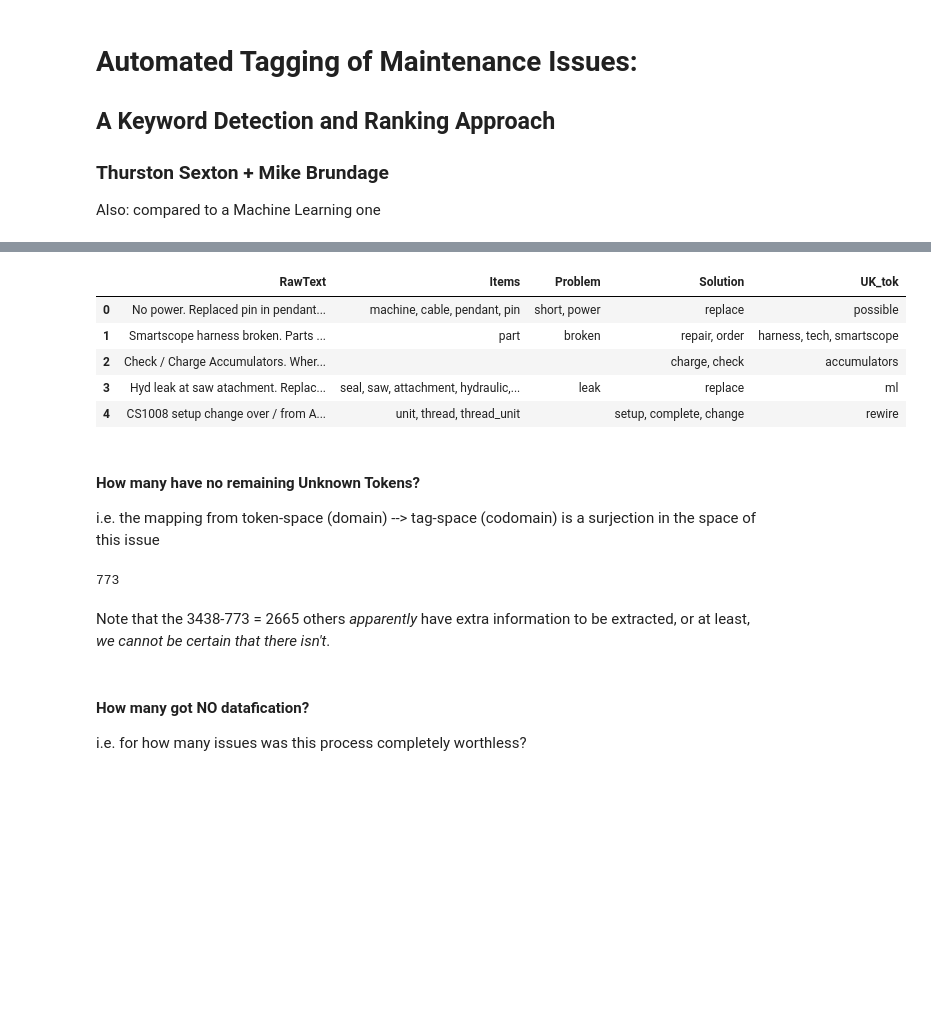
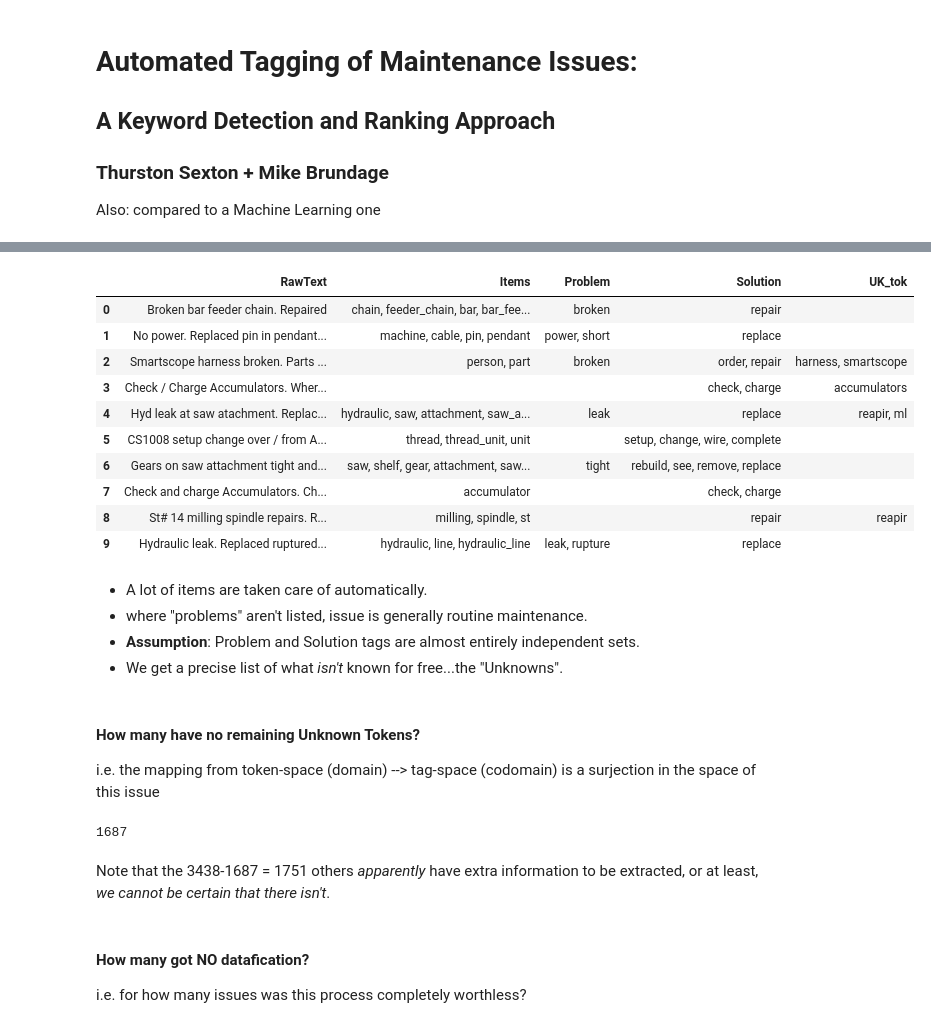
Before and after one commit to usnistgov/nestor-tmp2, a Jupyter notebook: DictTags.ipynb, the cells around one changed output, grey strips where cells are left out. Saved outputs shown, nothing was run; the diff lists cells and outputs as text; code cells hidden in the pictures; blank space fills up the shorter version.

Commit message:
Staging to prepare for keyword-extraction overhaul

```diff
--- a/DictTags.ipynb
+++ b/DictTags.ipynb
@@ -110,41 +139,52 @@ def tag_corpus(corpus, thes):
             (doc.to_terms_list(ngrams=(1,2,3),
                                normalize=u'lemma',
                                named_entities=False,
-#                                filter_stops=True,  # Nope! Not needed :)
+                               filter_stops=True,  # Nope! Not needed :)
                                filter_punct=True,
                                as_strings=True)
                 for doc in corpus),
             weighting='tfidf',
             normalize=False,
             smooth_idf=False,
             min_df=2, max_df=0.95)  # each token in >2 docs, <95% of docs
     # iterate over all issues
-    for  doc_n, doc in tqdm_notebook(enumerate(corpus)):
+    for  doc_n, doc in enumerate(tqdm_notebook(corpus,
+                                               desc='tag extract loop', leave=False)):
         tokens = get_norm_tokens(doc_n, doc_term_matrix, id2term)
         tags, unknown = doc_to_tags(tokens, thes)
         UK += [', '.join(unknown)]
         RT += [doc.text]
         I += [', '.join(tags['I'])]
         S += [', '.join(tags['S'])]
         P += [', '.join(tags['P'])]
     # get back a tagged DF
     return pd.DataFrame(data={
         'RawText': RT,
         'Items': I,
         'Problem': P,
         'Solution': S,
         'UK_tok': UK  # unknown
     }, columns = ['RawText','Items','Problem','Solution','UK_tok'])
 
 df_pred = tag_corpus(corpus, df_vocab)
-df_pred.head()
+df_pred.head(10)
 # %% [output]
 |  | RawText | Items | Problem | Solution | UK_tok |
-| 0 | No power. Replaced pin in pendant... | machine, cable, pendant, pin | short, power | replace | possible |
-| 1 | Smartscope harness broken. Parts ... | part | broken | repair, order | harness, tech, smartscope |
-| 2 | Check / Charge Accumulators. Wher... |  |  | charge, check | accumulators |
-| 3 | Hyd leak at saw atachment. Replac... | seal, saw, attachment, hydraulic,... | leak | replace | ml |
-| 4 | CS1008 setup change over / from A... | unit, thread, thread_unit |  | setup, complete, change | rewire |
+| 0 | Broken bar feeder chain. Repaired | chain, feeder_chain, bar, bar_fee... | broken | repair |  |
+| 1 | No power. Replaced pin in pendant... | machine, cable, pin, pendant | power, short | replace |  |
+| 2 | Smartscope harness broken. Parts ... | person, part | broken | order, repair | harness, smartscope |
+| 3 | Check / Charge Accumulators. Wher... |  |  | check, charge | accumulators |
+| 4 | Hyd leak at saw atachment. Replac... | hydraulic, saw, attachment, saw_a... | leak | replace | reapir, ml |
+| 5 | CS1008 setup change over / from A... | thread, thread_unit, unit |  | setup, change, wire, complete |  |
+| 6 | Gears on saw attachment tight and... | saw, shelf, gear, attachment, saw... | tight | rebuild, see, remove, replace |  |
+| 7 | Check and charge Accumulators. Ch... | accumulator |  | check, charge |  |
+| 8 | St# 14 milling spindle repairs. R... | milling, spindle, st |  | repair | reapir |
+| 9 | Hydraulic leak. Replaced ruptured... | hydraulic, line, hydraulic_line | leak, rupture | replace |  |
+# %% [markdown]
+- A lot of items are taken care of automatically.
+- where "problems" aren't listed, issue is generally routine maintenance.
+- **Assumption**: Problem and Solution tags are almost entirely independent sets.
+- We get a precise list of what *isn't* known for free...the "Unknowns".
 # %%
 # save everything to disk
 df_pred.to_excel('keyword_tagged.xlsx')
@@ -154,9 +194,9 @@ i.e. the mapping from token-space (domain) --> tag-space (codomain) is a surject
 # %%
 df_pred[df_pred.UK_tok ==''].shape[0]
 # %% [output]
-773
+1687
 # %% [markdown]
-Note that the 3438-773 = 2665 others *apparently* have extra information to be extracted, or at least, *we cannot be certain that there isn't*.
+Note that the 3438-1687 = 1751 others *apparently* have extra information to be extracted, or at least, *we cannot be certain that there isn't*.
 # %% [markdown]
 #### How many got NO datafication?
 i.e. for how many issues was this process completely worthless?
```
Also changed, not shown: parts of 84 cells of this notebook, 9 other files.
